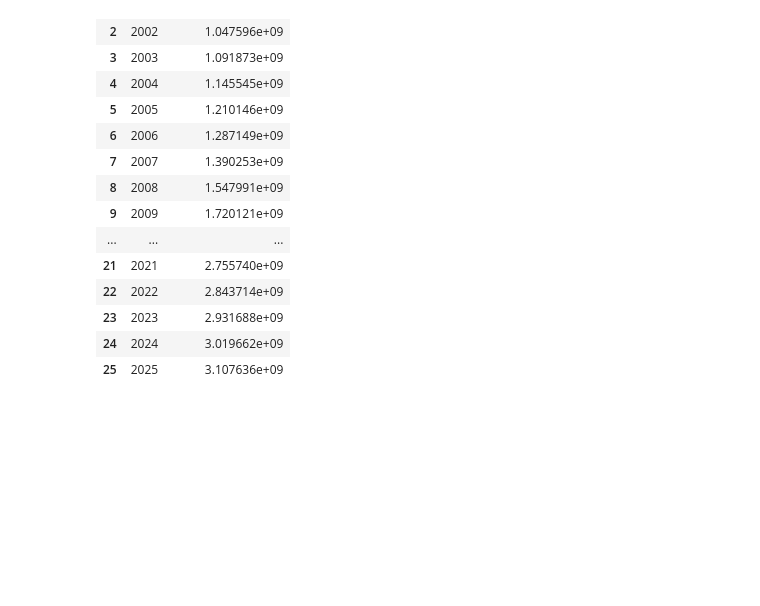
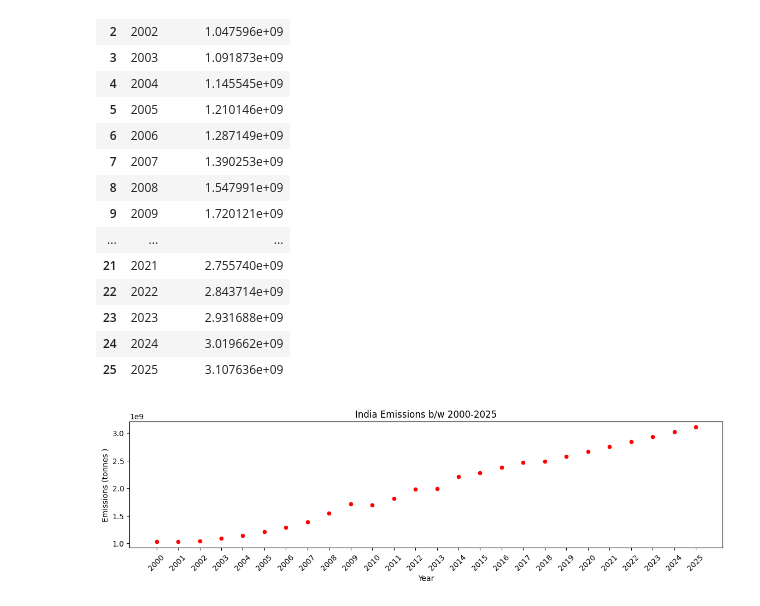
Before and after one commit to abhaygzb15/CO2-Emission-Analysis-and-Prediction, a Jupyter notebook: Prediction Model/India Prediction Model.ipynb, the cells around one changed output. Cells and saved outputs as stored; diff of their text form; code cells hidden in the pictures; blank space fills up the shorter version.

```diff
--- a/Prediction Model/India Prediction Model.ipynb
+++ b/Prediction Model/India Prediction Model.ipynb
@@ -123,8 +123,10 @@ combined_df
 | 24 | 2024 | 3.019662e+09 |
 | 25 | 2025 | 3.107636e+09 |
 # %%
+plt.figure(figsize=(14,3))
 sns.scatterplot(x='Year',y='Emissions (tonnes )',data=combined_df,color='red')
 plt.xticks(ticks=combined_df['Year'], labels=combined_df['Year'], rotation=45)
 plt.title('India Emissions b/w 2000-2025')
-sns.lineplot(x=combined_df.Year,y=data)
 plt.show()
+# %% [output]
+[figure, added]
```
Also changed, not shown: parts of 6 cells of this notebook.
